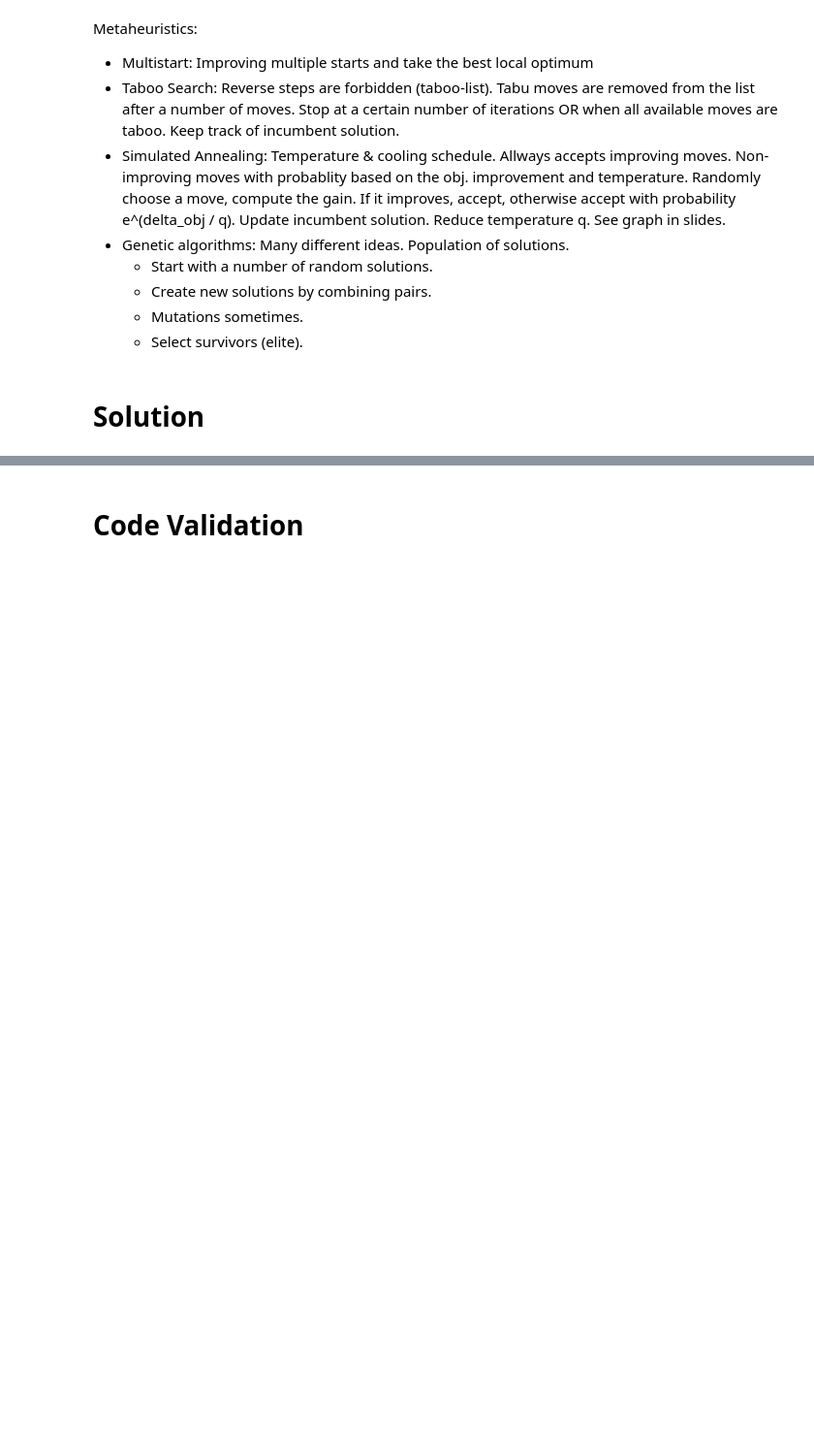
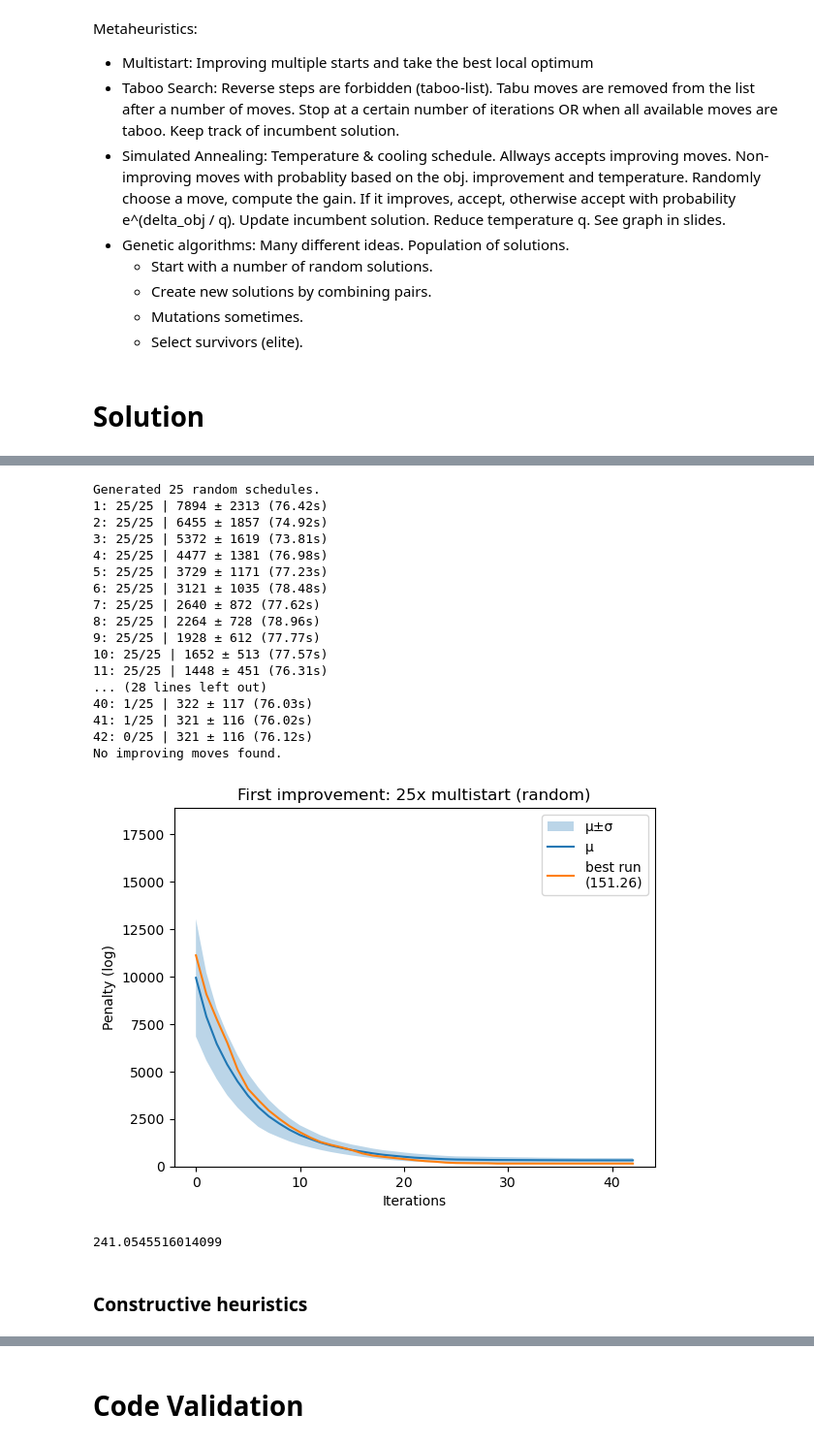
Before and after one commit to sebas-fontys/OR5-paintshop, a Jupyter notebook: solution.ipynb, the cells around one changed output, grey strips where cells are left out. Shown at 97% size. Drawn from its saved outputs; the diff is of its cells as text; code cells hidden in the pictures; blank space fills up the shorter version.

Commit message:
re-wrote heuristics

```diff
--- a/solution.ipynb
+++ b/solution.ipynb
@@ -136,6 +139,9 @@ def heuristic_constructive_simple_3() -> Schedule:
 
     return schedule
 # %%
+
+import copy
+
 
 def heuristic_constructive_random() -> Schedule:
     """Constructs a solution according to the following heuristic:
@@ -152,7 +158,7 @@ def heuristic_constructive_random() -> Schedule:
     schedule = Schedule()
 
     # Create list of shuffled order ID's
-    order_ids_remaining = PS.order_ids
+    order_ids_remaining = copy.copy(PS.order_ids)
     rng.shuffle(order_ids_remaining)
 
     while len(order_ids_remaining) > 0:
@@ -237,3 +411,32 @@ def heuristic_improvement_first(initial: Schedule) -> Schedule:
+# %%
+n_starts = 25
+(iter_count, runs) = heuristic_improvement_comparison_multistart(n_starts, get_best_improvement)
+plot_multistart(iter_count, runs)
+# %% [output]
+Generated 25 random schedules.
+1: 25/25 | 7894 ± 2313 (76.42s)
+2: 25/25 | 6455 ± 1857 (74.92s)
+3: 25/25 | 5372 ± 1619 (73.81s)
+4: 25/25 | 4477 ± 1381 (76.98s)
+5: 25/25 | 3729 ± 1171 (77.23s)
+6: 25/25 | 3121 ± 1035 (78.48s)
+7: 25/25 | 2640 ± 872 (77.62s)
+8: 25/25 | 2264 ± 728 (78.96s)
+9: 25/25 | 1928 ± 612 (77.77s)
+10: 25/25 | 1652 ± 513 (77.57s)
+11: 25/25 | 1448 ± 451 (76.31s)
+... (28 lines left out)
+40: 1/25 | 322 ± 117 (76.03s)
+41: 1/25 | 321 ± 116 (76.02s)
+42: 0/25 | 321 ± 116 (76.12s)
+No improving moves found.
+[figure, added]
+# %%
+sum([sum(run["times"]) for run in runs])
+# %% [output]
+241.0545516014099
+# %% [markdown]
+### Constructive heuristics
 # %%
 print('\n\n'.join([
     f"{schedule}" for heuristic, schedule in {
```
Also changed, not shown: parts of 18 cells of this notebook, 4 other files.
